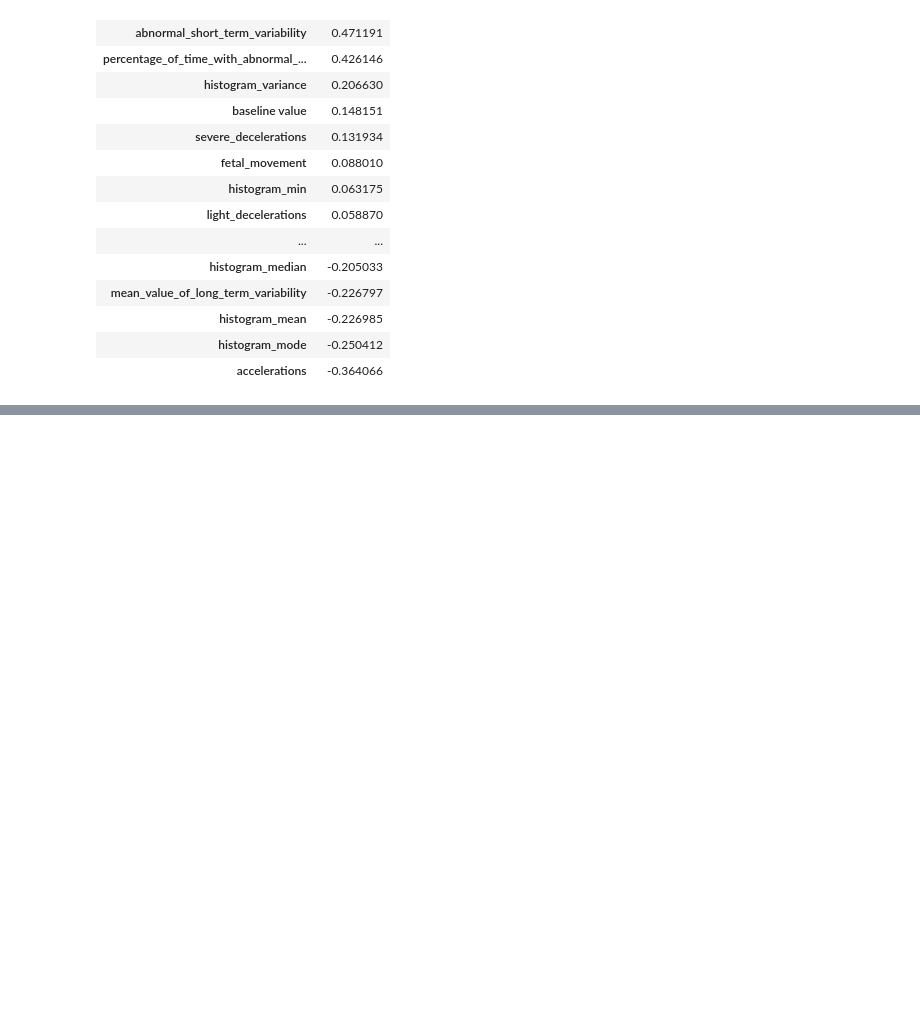
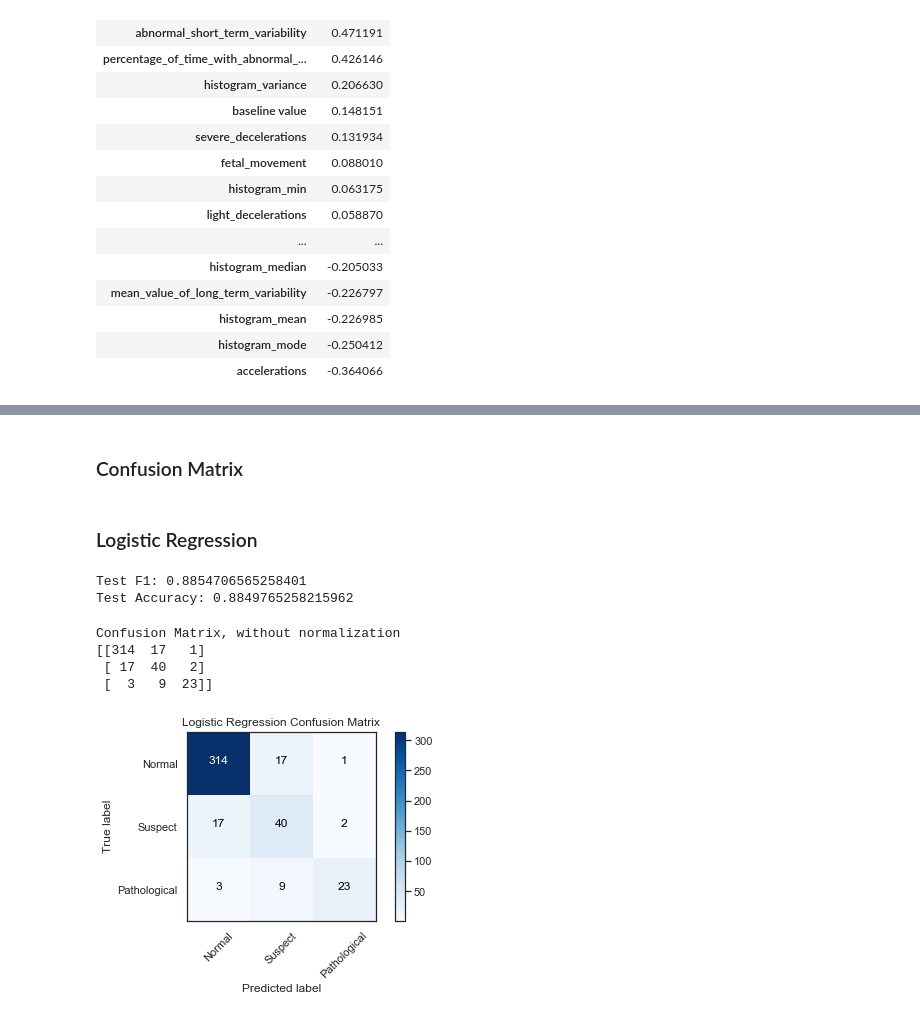
Before and after one commit to JVasquez5/IBM-Machine-Learning-Professional-Certificate, a Jupyter notebook: Module_3/fetal_health.ipynb, the cells around one changed output, grey strips where cells are left out. Saved outputs shown, nothing was run; the diff lists cells and outputs as text; code cells hidden in the pictures; blank space fills up the shorter version.

Commit message:
test: Add Logistic Regression Model.

```diff
--- a/Module_3/fetal_health.ipynb
+++ b/Module_3/fetal_health.ipynb
@@ -169,0 +187,6 @@ style
+# %%
+X = df.drop(['fetal_health'], axis = 1)
+y = df['fetal_health']
+
+X_train, X_test, y_train, y_test = train_test_split(X, y, test_size=0.20, random_state=42, stratify=y)
+X_train.shape, X_test.shape, y_train.shape, y_test.shape
@@ -169,0 +197,7 @@ style
+# %%
+scaler= StandardScaler()
+scaler.fit(X_train)
+X_train = pd.DataFrame(data = scaler.transform(X_train), columns = X.columns)
+X_test = pd.DataFrame(data = scaler.transform(X_test), columns = X.columns)
+# %% [markdown]
+### Confusion Matrix
@@ -169,0 +238,25 @@ style
+# %% [markdown]
+### Logistic Regression
+# %%
+logreg = LogisticRegression(random_state=42, multi_class='multinomial')
+logreg.fit(X_train, y_train)
+logreg_preds = logreg.predict(X_test)
+
+logreg_f1 = metrics.f1_score(y_test, logreg_preds, average='weighted')
+logreg_acc = metrics.accuracy_score(y_test, logreg_preds)
+
+print('Test F1:' , logreg_f1)
+print('Test Accuracy:' , logreg_acc)
+# %% [output]
+Test F1: 0.8854706565258401
+Test Accuracy: 0.8849765258215962
+# %%
+classes = ['Normal', 'Suspect', 'Pathological']
+cm_lr = metrics.confusion_matrix(y_test, logreg_preds)
+plot_confusion_matrix(cm_lr, classes=classes, title = 'Logistic Regression Confusion Matrix')
+# %% [output]
+Confusion Matrix, without normalization
+[[314  17   1]
+ [ 17  40   2]
+ [  3   9  23]]
+[figure, added]
```
Also changed, not shown: parts of 11 cells of this notebook.
